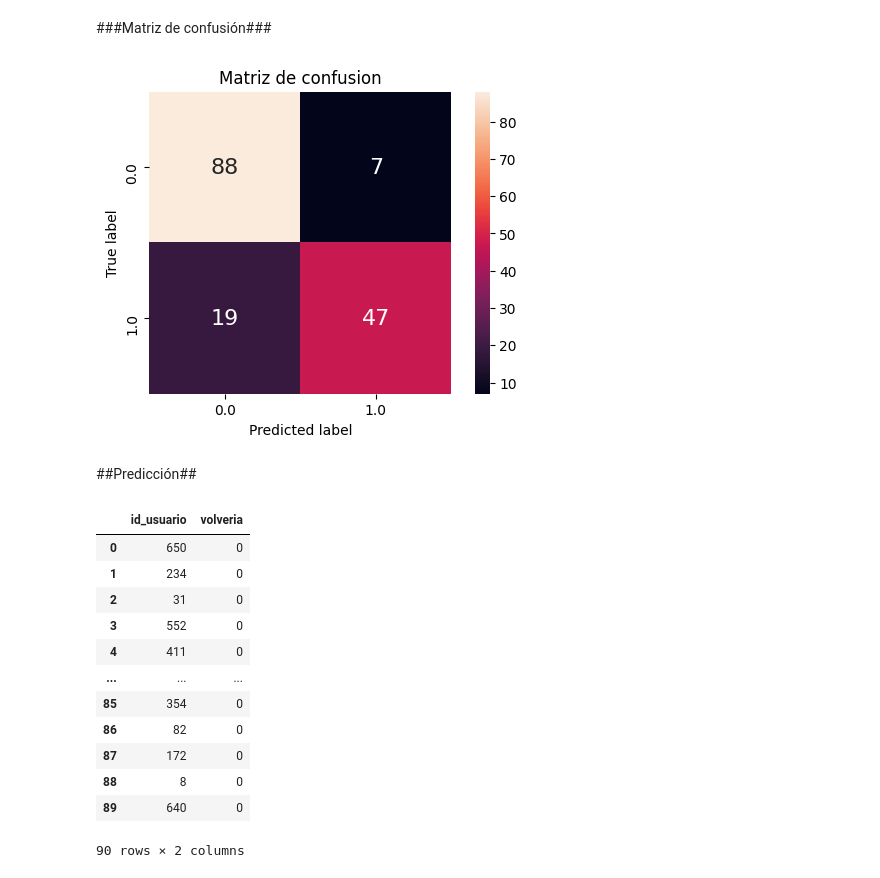
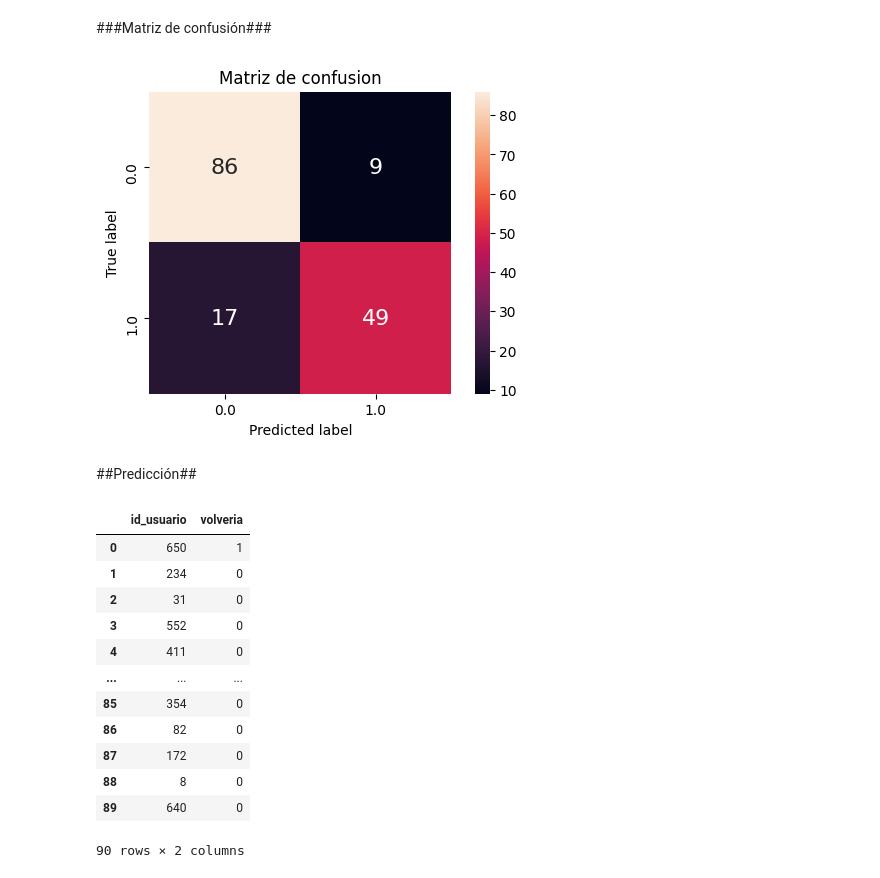
Before and after one commit to solcanalla/fiumark, a Jupyter notebook: stacking.ipynb, the cells around one changed output. Drawn from its saved outputs; the diff is of its cells as text; code cells hidden in the pictures.

```diff
--- a/stacking.ipynb
+++ b/stacking.ipynb
@@ -87,0 +79,5 @@ Best params {'clf_1__n_neighbors': 11, 'clf_1__p': 1, 'clf_1__weights': 'uniform
+# %%
+pd.options.display.max_columns = None
+df = pp.get_dataset()
+df2 = pp.scaler_ff_column_preprocessing(df)
+X_train2, X_test2, y_train2, y_test2 = pp.get_train_test_data(df2)
@@ -87,0 +88,20 @@ Best params {'clf_1__n_neighbors': 11, 'clf_1__p': 1, 'clf_1__weights': 'uniform
+# %%
+from sklearn.ensemble import StackingClassifier
+
+clf_1 = KNeighborsClassifier(metric='minkowski',algorithm='ball_tree')
+clf_2 = RandomForestClassifier(max_depth=9, max_features=3)
+clf_3 = XGBClassifier(max_depth= 2)
+stacking_model = StackingClassifier(estimators=[('clf_1', clf_1), ('clf_2', clf_2),('clf_3',clf_3)])
+# %%
+from sklearn.model_selection import GridSearchCV
+
+params = {
+    'clf_1__n_neighbors':np.arange(2,20,2),
+    'clf_2__n_estimators': np.arange(20,60,10),
+    'clf_3__n_estimators':np.arange(30,50,5)
+
+}
+
+gscv2 = GridSearchCV(
+    stacking_model, params,scoring='roc_auc', n_jobs=-1, cv=5, return_train_score=True
+).fit(X_train2, y_train2)
@@ -88,7 +114,7 @@ Best params {'clf_1__n_neighbors': 11, 'clf_1__p': 1, 'clf_1__weights': 'uniform
 # %% [markdown]
 ##Evaluación del modelo##
 # %%
-y_pred = gscv.predict(X_test)
+y_pred = gscv2.predict(X_test2)
 # %% [markdown]
 ##Precision recall y F1-score###
 # %%
@@ -130,34 +157,34 @@ plot_roc(fpr, tpr, thresholds)
 # %%
 from sklearn.metrics import confusion_matrix
 
 def plot_confusion_matrix(y_true, y_pred):
     names = sorted(set(y_true))
     cm = confusion_matrix(y_true, y_pred, names)
     df_cm = pd.DataFrame(cm, names, names)
 
     plt.figure(dpi=100)
     plt.title("Matriz de confusion")
     sns.heatmap(df_cm, annot=True, annot_kws={"size": 16}, fmt='g', square=True)
     plt.ylabel("True label")
     plt.xlabel("Predicted label")
     plt.show()
 
 
-plot_confusion_matrix(y_test, y_pred)
+plot_confusion_matrix(y_test2, y_pred)
 # %% [output]
-[figure, old version]
+[figure, new version]
 # %% [markdown]
 ##Predicción##
 # %%
 X_holdout = pd.read_csv('https://drive.google.com/uc?export=download&id=1I980-_K9iOucJO26SG5_M8RELOQ5VB6A')
-X = pp.knn_preprocessing(X_holdout)
-prediction = pd.DataFrame(gscv.predict(X),columns=['volveria'],dtype=int)
+X = pp.scaler_ff_column_preprocessing(X_holdout)
+prediction = pd.DataFrame(gscv2.predict(X),columns=['volveria'],dtype=int)
 pred_formatted = pd.concat([X_holdout.id_usuario,prediction],axis=1)
 pred_formatted.to_csv('stacking.csv')
 pred_formatted
 # %% [output]
 |  | id_usuario | volveria |
-| 0 | 650 | 0 |
+| 0 | 650 | 1 |
 | 1 | 234 | 0 |
 | 2 | 31 | 0 |
 | 3 | 552 | 0 |
```
Also changed, not shown: parts of 21 cells of this notebook.
